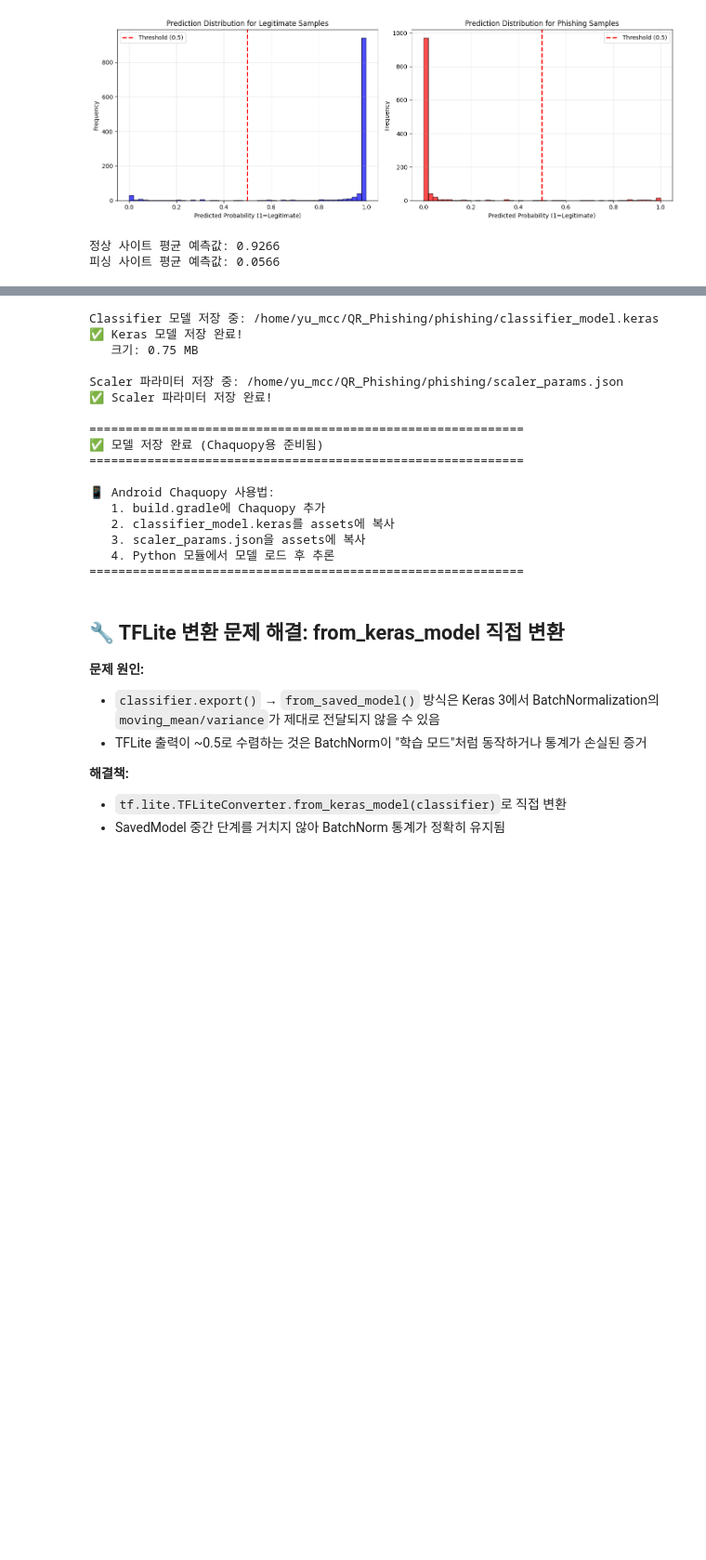
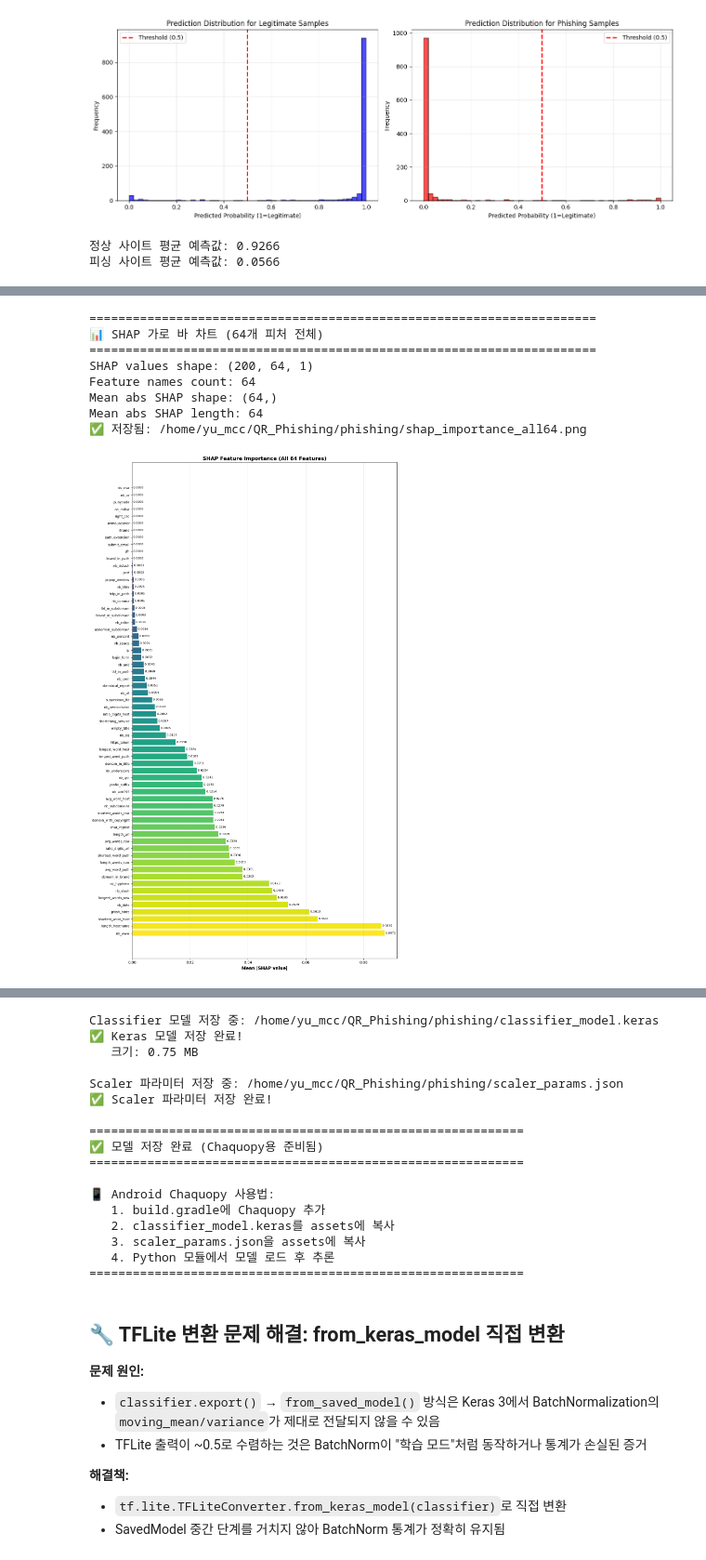
Before and after one commit to Seungminnni/QR_Phishing, a Jupyter notebook: phishing/embedding_model.ipynb, the cells around one changed output, grey strips where cells are left out. Shown at 93% size. Drawn from its saved outputs; the diff is of its cells as text; code cells hidden in the pictures; blank space fills up the shorter version.

```diff
--- a/phishing/embedding_model.ipynb
+++ b/phishing/embedding_model.ipynb
@@ -831,0 +919,76 @@ t-SNE 변환 중...
+# %%
+# ===== 12-2) SHAP 가로 바 차트 (64개 피처 전체) =====
+import matplotlib.pyplot as plt
+
+print("="*70)
+print("📊 SHAP 가로 바 차트 (64개 피처 전체)")
+print("="*70)
+
+# SHAP 값 형태 확인 및 정규화
+print(f"SHAP values shape: {shap_values.shape}")
+print(f"Feature names count: {len(feature_names)}")
+
+# 평균 절대 SHAP 값 계산
+mean_abs_shap = np.abs(shap_values).mean(axis=0)
+
+# 1차원 확보
+if isinstance(mean_abs_shap, np.ndarray) and len(mean_abs_shap.shape) > 1:
+    mean_abs_shap = mean_abs_shap.flatten()
+
+print(f"Mean abs SHAP shape: {mean_abs_shap.shape}")
+print(f"Mean abs SHAP length: {len(mean_abs_shap)}")
+
+# 길이 확인 및 정렬
+if len(mean_abs_shap) == len(feature_names):
+    importance_df = pd.DataFrame({
+        'feature': feature_names,
+        'importance': mean_abs_shap
+    }).sort_values('importance', ascending=True)  # 오름차순 (가로 바이므로)
+else:
+    print(f"⚠️ 경고: 피처 개수({len(feature_names)}) != SHAP 값 개수({len(mean_abs_shap)})")
+    print("SHAP 값을 다시 계산합니다...")
+    # 첫 64개만 사용
+    mean_abs_shap = mean_abs_shap[:len(feature_names)]
+    importance_df = pd.DataFrame({
+        'feature': feature_names[:len(mean_abs_shap)],
+        'importance': mean_abs_shap
+    }).sort_values('importance', ascending=True)
+
+# 가로 바 차트 (전체 64개)
+fig, ax = plt.subplots(figsize=(12, 20))
+
+colors = plt.cm.viridis(np.linspace(0, 1, len(importance_df)))
+bars = ax.barh(range(len(importance_df)), importance_df['importance'], color=colors)
+
+ax.set_yticks(range(len(importance_df)))
+ax.set_yticklabels(importance_df['feature'], fontsize=9)
+ax.set_xlabel('Mean |SHAP value|', fontsize=12, fontweight='bold')
+ax.set_title('SHAP Feature Importance (All 64 Features)', fontsize=14, fontweight='bold')
+ax.invert_yaxis()  # 상위부터 내림차순 표시
+ax.grid(axis='x', alpha=0.3)
+
+# 값 표시
+for i, (feat, val) in enumerate(zip(importance_df['feature'], importance_df['importance'])):
+    ax.text(val, i, f' {val:.4f}', va='center', fontsize=8)
+
+plt.tight_layout()
+plt.savefig(os.path.join(OUTPUT_DIR, 'shap_importance_all64.png'), dpi=200, bbox_inches='tight')
+print(f"✅ 저장됨: {os.path.join(OUTPUT_DIR, 'shap_importance_all64.png')}")
+plt.show()
+
+print("\n📈 전체 64개 피처 중요도 순위 (하위 → 상위)")
+print("-"*70)
+for rank, (_, row) in enumerate(importance_df.sort_values('importance', ascending=False).iterrows(), 1):
+    bar_len = int(row['importance'] * 100 / importance_df['importance'].max())
+    bar = '█' * bar_len + '░' * (30 - bar_len)
+    print(f"{rank:2d}. {row['feature']:<28} {bar} {row['importance']:.6f}")
+# %% [output]
+======================================================================
+📊 SHAP 가로 바 차트 (64개 피처 전체)
+======================================================================
+SHAP values shape: (200, 64, 1)
+Feature names count: 64
+Mean abs SHAP shape: (64,)
+Mean abs SHAP length: 64
+✅ 저장됨: /home/yu_mcc/QR_Phishing/phishing/shap_importance_all64.png
+[figure, added]
```
Also changed, not shown: parts of 7 cells of this notebook, 5 other files.
